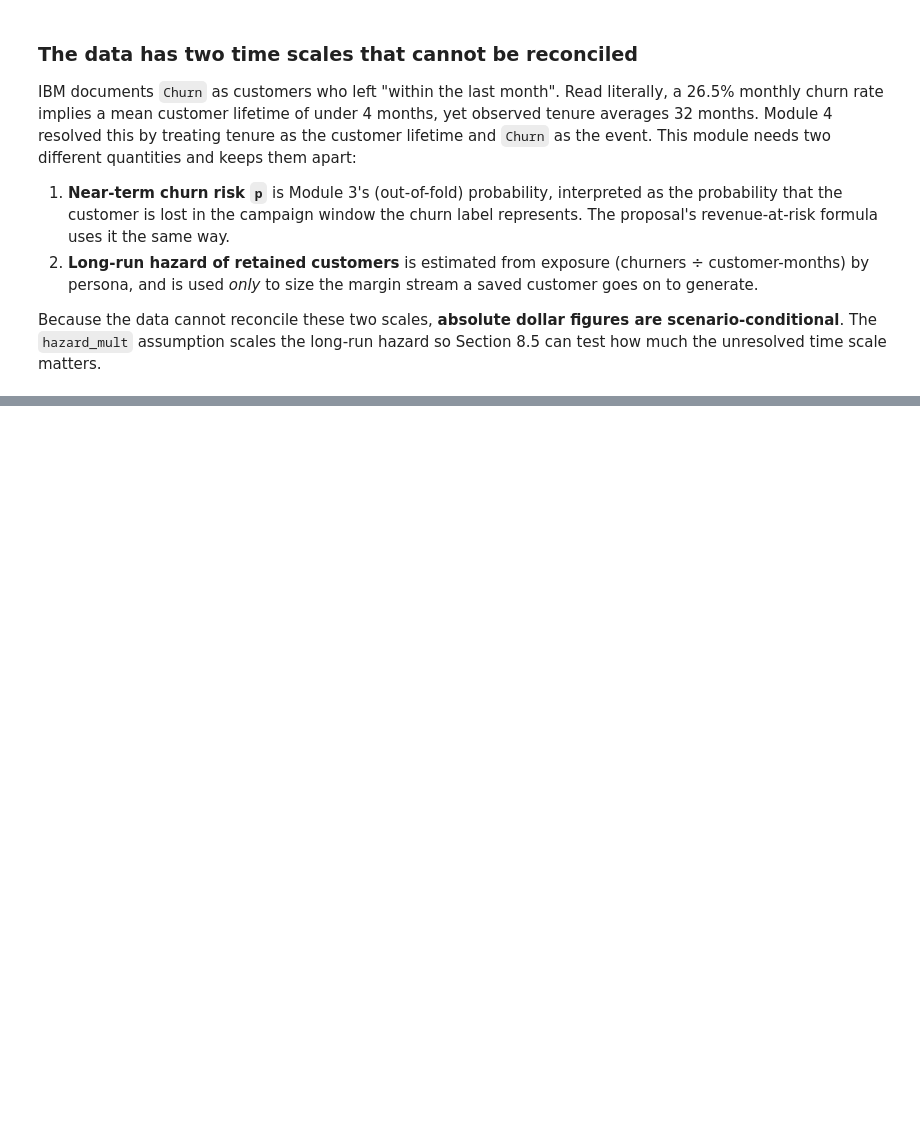
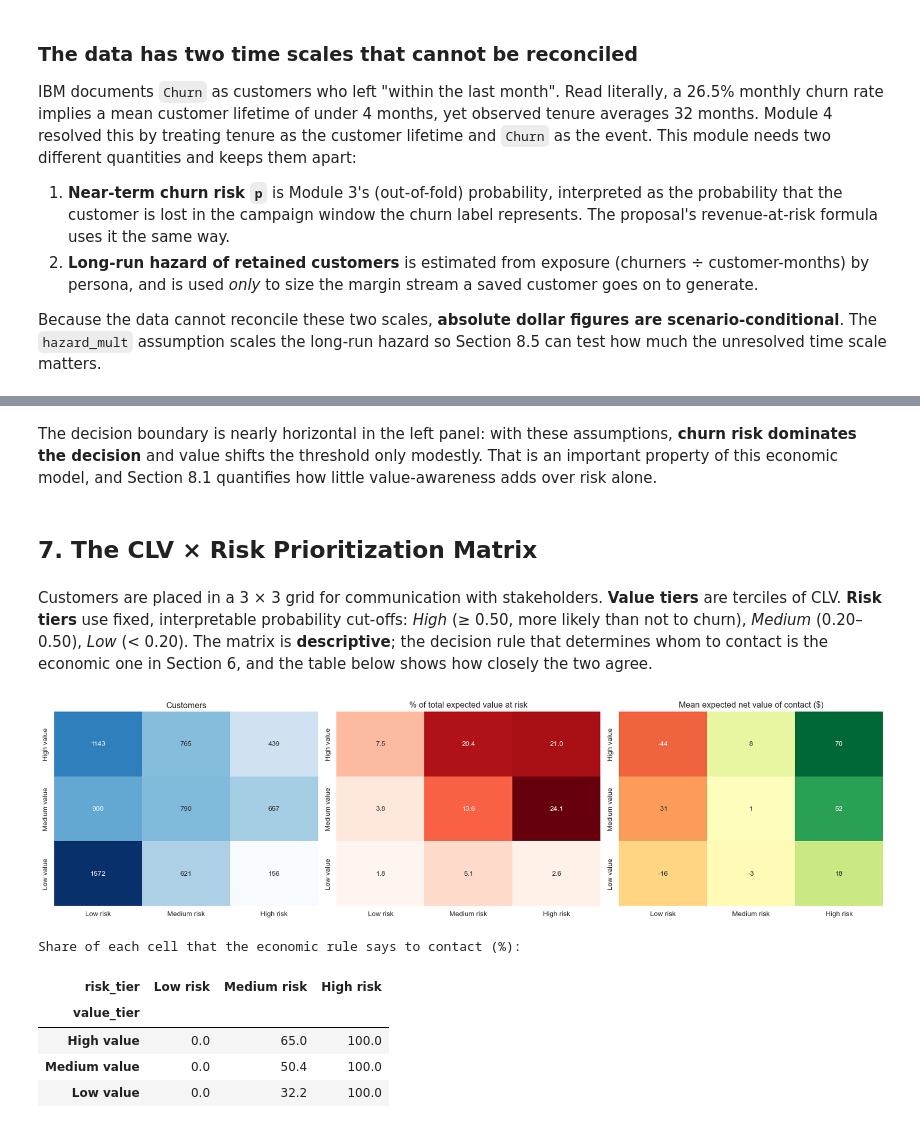
Before and after one commit to danielowuor/Customer-Retention-Intelligence-System, a Jupyter notebook: notebooks/06_clv_roi_simulation.ipynb, the cells around one changed output, grey strips where cells are left out. Cells and saved outputs as stored; diff of their text form; code cells hidden in the pictures; blank space fills up the shorter version.

```diff
--- a/notebooks/06_clv_roi_simulation.ipynb
+++ b/notebooks/06_clv_roi_simulation.ipynb
@@ -180,0 +451,43 @@ Because the data cannot reconcile these two scales, **absolute dollar figures ar
+# %% [markdown]
+The decision boundary is nearly horizontal in the left panel: with these assumptions, **churn risk dominates the decision** and value shifts the threshold only modestly. That is an important property of this economic model, and Section 8.1 quantifies how little value-awareness adds over risk alone.
+# %% [markdown]
+## 7. The CLV × Risk Prioritization Matrix
+# %% [markdown]
+Customers are placed in a 3 × 3 grid for communication with stakeholders. **Value tiers** are terciles of CLV. **Risk tiers** use fixed, interpretable probability cut-offs: *High* (≥ 0.50, more likely than not to churn), *Medium* (0.20–0.50), *Low* (< 0.20). The matrix is **descriptive**; the decision rule that determines whom to contact is the economic one in Section 6, and the table below shows how closely the two agree.
+# %%
+value_tier = pd.qcut(V, 3, labels=["Low value", "Medium value", "High value"])
+risk_tier = pd.cut(p, [-0.001, 0.20, 0.50, 1.001], labels=["Low risk", "Medium risk", "High risk"])
+
+grid = pd.DataFrame({"value_tier": value_tier, "risk_tier": risk_tier,
+                     "evar": expected_value_at_risk, "net": N, "contact": (N > 0).astype(float)})
+row_order = ["High value", "Medium value", "Low value"]
+
+counts = pd.crosstab(grid["value_tier"], grid["risk_tier"]).loc[row_order]
+evar_share = grid.pivot_table(index="value_tier", columns="risk_tier", values="evar", aggfunc="sum", observed=True).loc[row_order]
+evar_share = 100 * evar_share / evar_share.to_numpy().sum()
+mean_net = grid.pivot_table(index="value_tier", columns="risk_tier", values="net", aggfunc="mean", observed=True).loc[row_order]
+contact_share = 100 * grid.pivot_table(index="value_tier", columns="risk_tier", values="contact", aggfunc="mean", observed=True).loc[row_order]
+
+fig, axes = plt.subplots(1, 3, figsize=(17, 4.6))
+sns.heatmap(counts, annot=True, fmt="d", cmap="Blues", cbar=False, ax=axes[0])
+axes[0].set_title("Customers")
+sns.heatmap(evar_share, annot=True, fmt=".1f", cmap="Reds", cbar=False, ax=axes[1])
+axes[1].set_title("% of total expected value at risk")
+sns.heatmap(mean_net, annot=True, fmt=".0f", cmap="RdYlGn", center=0, cbar=False, ax=axes[2])
+axes[2].set_title("Mean expected net value of contact ($)")
+for ax in axes:
+    ax.set_xlabel("")
+    ax.set_ylabel("")
+plt.tight_layout()
+plt.show()
+
+print("Share of each cell that the economic rule says to contact (%):")
+contact_share.round(1)
+# %% [output]
+[figure, added]
+Share of each cell that the economic rule says to contact (%):
+| risk_tier | Low risk | Medium risk | High risk |
+| value_tier |  |  |  |
+| High value | 0.0 | 65.0 | 100.0 |
+| Medium value | 0.0 | 50.4 | 100.0 |
+| Low value | 0.0 | 32.2 | 100.0 |
```
Also changed, not shown: parts of 59 cells of this notebook, 5 other files.
